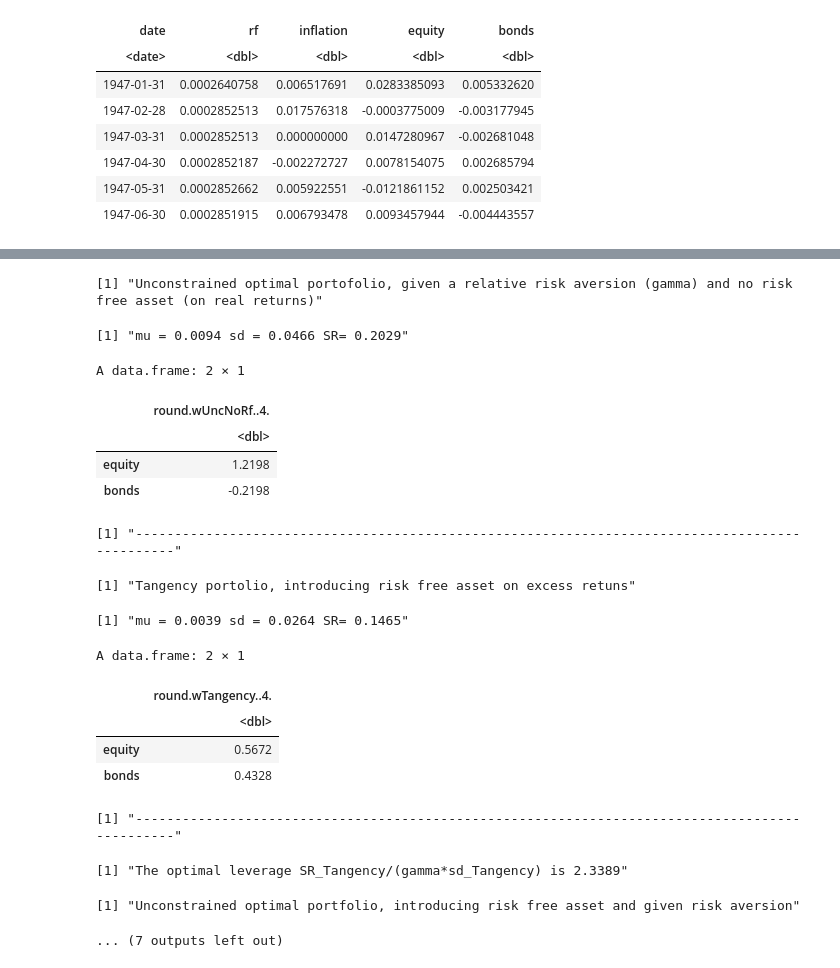
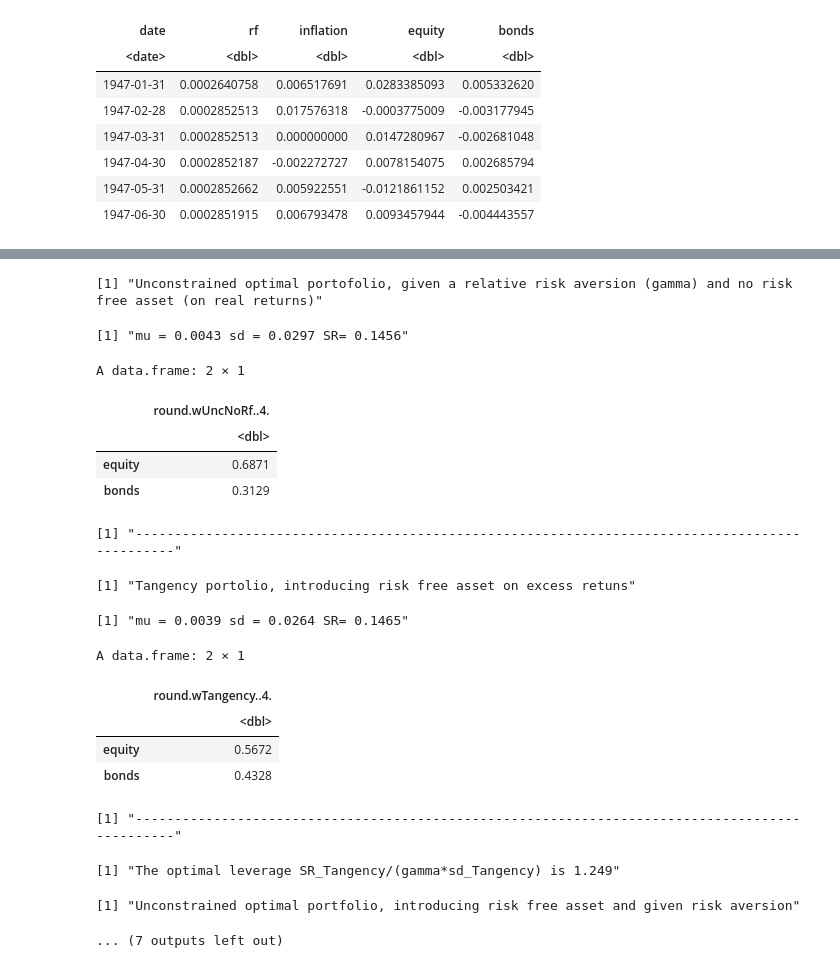
Before and after one commit to S2310053/GRA6560, a Jupyter notebook: main_code.ipynb, the cells around one changed output, grey strips where cells are left out. Drawn from its saved outputs; the diff is of its cells as text; code cells hidden in the pictures.

```diff
--- a/main_code.ipynb
+++ b/main_code.ipynb
@@ -122,10 +122,11 @@ paste("-------------------------------------------------------------------------
 # Two fund separation theorem
 # gamma = (mu1 - m2) / (w1*(var1 + var2 + 2*cov(1,2)) - (var2 - cov(1,2)))
 weightEquity <- 0.70
-gamma        <- ((muRealEquity - muRealBonds) /
-                (weightEquity * (varRealEquity + varRealBonds + 2*covarEquityBonds) -
-                (varRealBonds - covarEquityBonds))
-                )
+#gamma        <- ((muRealEquity - muRealBonds) /
+#                (weightEquity * (varRealEquity + varRealBonds + 2*covarEquityBonds) -
+#                (varRealBonds - covarEquityBonds))
+#                )
+gamma <- 4.44060687
 paste("The infered relative risk aversion of the fund (gamma) is", round(gamma, 4))
 paste("-----------------------------------------------------------------------------------------------")
 
@@ -190,7 +191,11 @@ A matrix: 5 × 2 of type chr
 # Compute the unconstrained optimal portfolio
 # Given a relative risk aversion and no risk free rate asset
 assets             <- c("equity", "bonds")
-dataX              <- data7030[, assets]
+#dataX             <- data7030[, assets]
+rExcessEquity      <- rRealEquity - rRealRf
+rExcessBonds       <- rRealBonds  - rRealRf
+dataX              <- cbind(rExcessEquity, rExcessBonds)
+colnames(dataX)    <- c("equity", "bonds")
 mu                 <- colMeans(dataX)
 sigma              <- cov(dataX)
 gamma              <- gamma
@@ -221,44 +226,44 @@ sharpeRatioTangency <- (wTangency %*% mu) / (sqrt(wTangency %*% sigma %*% wTange
 # Print the portfolio metrics
 paste("Tangency portolio, introducing risk free asset on excess retuns")
 paste("mu =", round(muTangency, 4), "sd =", round(sdTangency, 4), "SR=", round(sharpeRatioTangency, 4))
 data.frame(round(wTangency, 4))
 paste("-----------------------------------------------------------------------------------------------")
 
 #  Compute the unconstrained mean variance optimization given the risk aversion
 #  and risk free asset
 optLeverage          <- sharpeRatioTangency / (gamma*sdTangency)
 optLeverage          <- as.numeric(optLeverage)
-wUncWithRf           <- optLeverage*wTangency
+wRiskyUncWithRf      <- optLeverage
 wRf                  <- 1 - optLeverage
-wUncWithRf           <- c(wUncWithRf, rf = wRf)
-muUncWithRf          <- optLeverage * muTangency + mean(rRealRf)
+wUncWithRf           <- c(wRiskyUncWithRf, rf = wRf)
+muUncWithRf          <- wRiskyUncWithRf*muTangency + wRf*mean(rRealRf)
 sdUncWithRf          <- optLeverage * sdTangency
-sharpeRatioUncWithRf <- (muUncWithRf - mean(rRealRf)) / sdUncWithRf
+sharpeRatioUncWithRf <- muUncWithRf / sdUncWithRf
 
 # Print the portfolio metrics
 paste("The optimal leverage SR_Tangency/(gamma*sd_Tangency) is", round(optLeverage, 4))
 paste("Unconstrained optimal portfolio, introducing risk free asset and given risk aversion")
 paste("mu =", round(muUncWithRf, 4), "sd =", round(sdUncWithRf, 4), "SR=", round(sharpeRatioUncWithRf, 4))
-data.frame(round(wUncWithRf, 4))
+data.frame(round(wUncWithRf, 4), row.names = c("risky", "rf"))
 paste("-----------------------------------------------------------------------------------------------")
 
 # Compute the certainty equivalent for each of the portfolios built so far
 ceNoRf     <- 1 + muUncNoRf   - 0.5*gamma*(sdUncNoRf)^2
 ceTangency <- 1 + muTangency  - 0.5*gamma*(sdTangency)^2
 ceWithRf   <- 1 + muUncWithRf - 0.5*gamma*(sdUncWithRf)^2
 
 # Print the certainty euivalent for each of the portfolios
-paste("The certainty equivalent (CE) for the unconstrained ptf with no rf asset is", round(ceNoRf, 4))
-paste("The certainty equivalent (CE) for the tangency ptf is", round(ceTangency, 3))
-paste("The certainty equivalent (CE) for the unconstrained ptf with rf asset is", round(ceWithRf, 4))
+paste("The certainty equivalent (CE) for the unconstrained ptf with no rf asset is", round(ceNoRf, 5))
+paste("The certainty equivalent (CE) for the tangency ptf is", round(ceTangency, 5))
+paste("The certainty equivalent (CE) for the unconstrained ptf with rf asset is", round(ceWithRf, 6))
 # %% [output]
 [1] "Unconstrained optimal portofolio, given a relative risk aversion (gamma) and no risk free asset (on real returns)"
-[1] "mu = 0.0094 sd = 0.0466 SR= 0.2029"
+[1] "mu = 0.0043 sd = 0.0297 SR= 0.1456"
 A data.frame: 2 × 1
 |  | round.wUncNoRf..4. |
 |  | <dbl> |
-| equity | 1.2198 |
-| bonds | -0.2198 |
+| equity | 0.6871 |
+| bonds | 0.3129 |
 [1] "-----------------------------------------------------------------------------------------------"
 [1] "Tangency portolio, introducing risk free asset on excess retuns"
 [1] "mu = 0.0039 sd = 0.0264 SR= 0.1465"
@@ -268,7 +273,7 @@ A data.frame: 2 × 1
 | equity | 0.5672 |
 | bonds | 0.4328 |
 [1] "-----------------------------------------------------------------------------------------------"
-[1] "The optimal leverage SR_Tangency/(gamma*sd_Tangency) is 2.3389"
+[1] "The optimal leverage SR_Tangency/(gamma*sd_Tangency) is 1.249"
 [1] "Unconstrained optimal portfolio, introducing risk free asset and given risk aversion"
 ... (7 outputs left out)
 # %%
```
Also changed, not shown: parts of 5 cells of this notebook.
